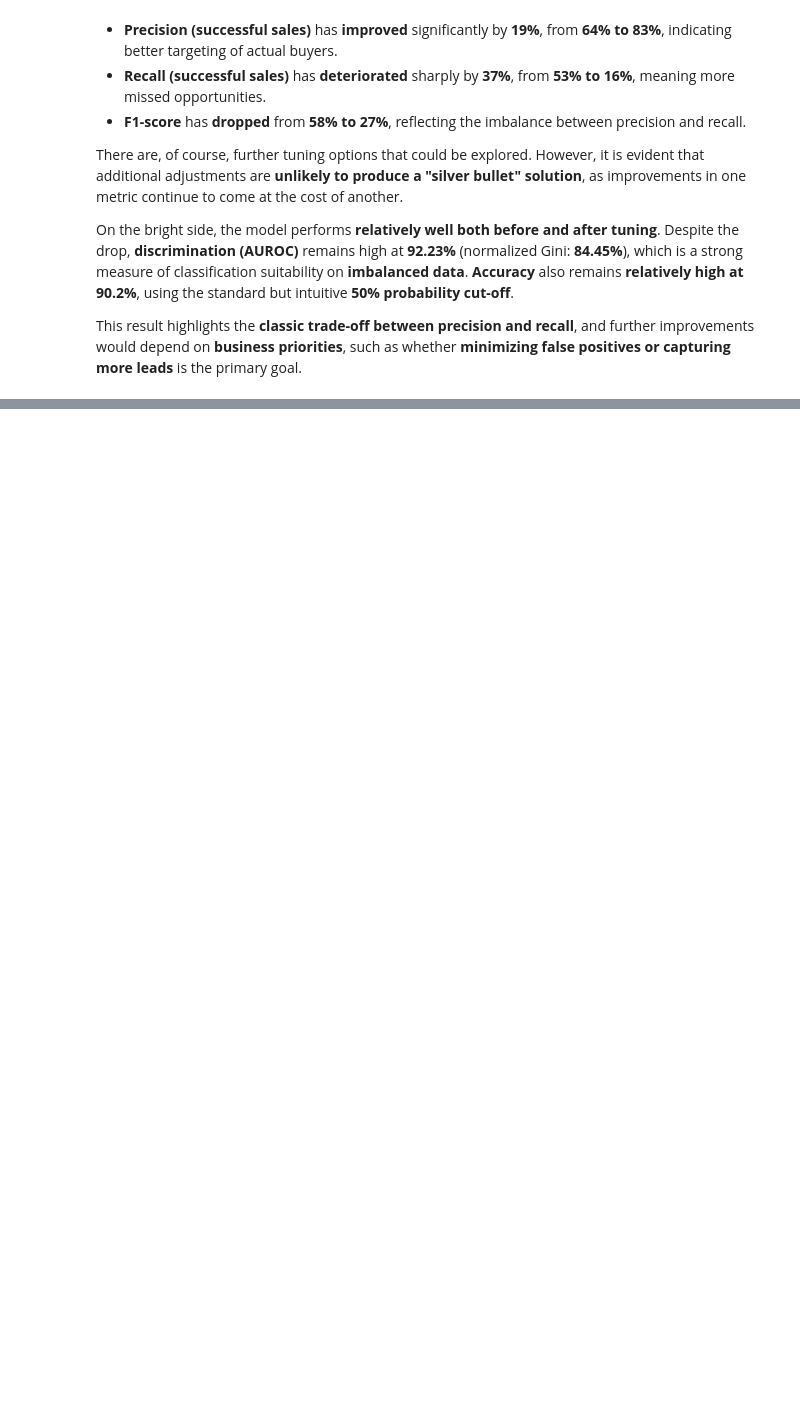
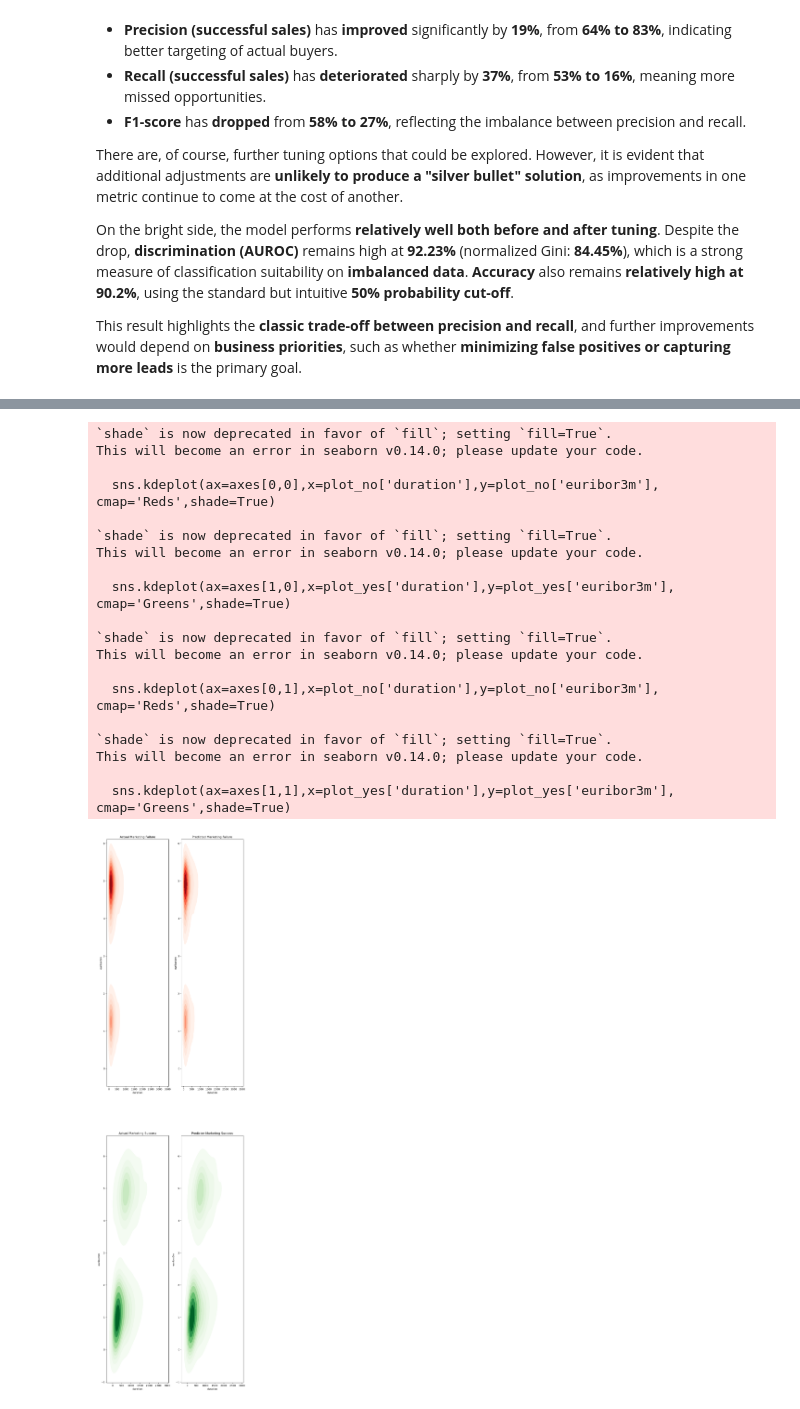
Before and after one commit to Yukitoshi12345/Bank-Marketing-Analysis, a Jupyter notebook: random_forest.ipynb, the cells around one changed output, grey strips where cells are left out. Saved outputs shown, nothing was run; the diff lists cells and outputs as text; code cells hidden in the pictures; blank space fills up the shorter version.

```diff
--- a/random_forest.ipynb
+++ b/random_forest.ipynb
@@ -371,0 +413,43 @@ This result highlights the **classic trade-off between precision and recall**, a
+# %%
+
+plot_no = X_test_copy.copy()
+plot_no = plot_no[Y_test==0]
+
+plot_yes = X_test_copy.copy()
+plot_yes = plot_yes[Y_test==1]
+
+fig, axes = plt.subplots(2,2)
+
+axes[0,0].set_title("Actual Marketing Failure")
+sns.kdeplot(ax=axes[0,0],x=plot_no['duration'],y=plot_no['euribor3m'], cmap='Reds',shade=True)
+axes[1,0].set_title("Actual Marketing Success")
+sns.kdeplot(ax=axes[1,0],x=plot_yes['duration'],y=plot_yes['euribor3m'], cmap='Greens',shade=True)
+
+axes[0,1].set_title("Predicted Marketing Failure")
+sns.kdeplot(ax=axes[0,1],x=plot_no['duration'],y=plot_no['euribor3m'], cmap='Reds',shade=True)
+axes[1,1].set_title("Predicter Marketing Success")
+sns.kdeplot(ax=axes[1,1],x=plot_yes['duration'],y=plot_yes['euribor3m'], cmap='Greens',shade=True)
+
+plt.rcParams['figure.figsize'] = [10,10]
+plt.show()
+# %% [output]
+`shade` is now deprecated in favor of `fill`; setting `fill=True`.
+This will become an error in seaborn v0.14.0; please update your code.
+
+  sns.kdeplot(ax=axes[0,0],x=plot_no['duration'],y=plot_no['euribor3m'], cmap='Reds',shade=True)
+
+`shade` is now deprecated in favor of `fill`; setting `fill=True`.
+This will become an error in seaborn v0.14.0; please update your code.
+
+  sns.kdeplot(ax=axes[1,0],x=plot_yes['duration'],y=plot_yes['euribor3m'], cmap='Greens',shade=True)
+
+`shade` is now deprecated in favor of `fill`; setting `fill=True`.
+This will become an error in seaborn v0.14.0; please update your code.
+
+  sns.kdeplot(ax=axes[0,1],x=plot_no['duration'],y=plot_no['euribor3m'], cmap='Reds',shade=True)
+
+`shade` is now deprecated in favor of `fill`; setting `fill=True`.
+This will become an error in seaborn v0.14.0; please update your code.
+
+  sns.kdeplot(ax=axes[1,1],x=plot_yes['duration'],y=plot_yes['euribor3m'], cmap='Greens',shade=True)
+[figure, added]
```
Also changed, not shown: parts of 2 cells of this notebook.
